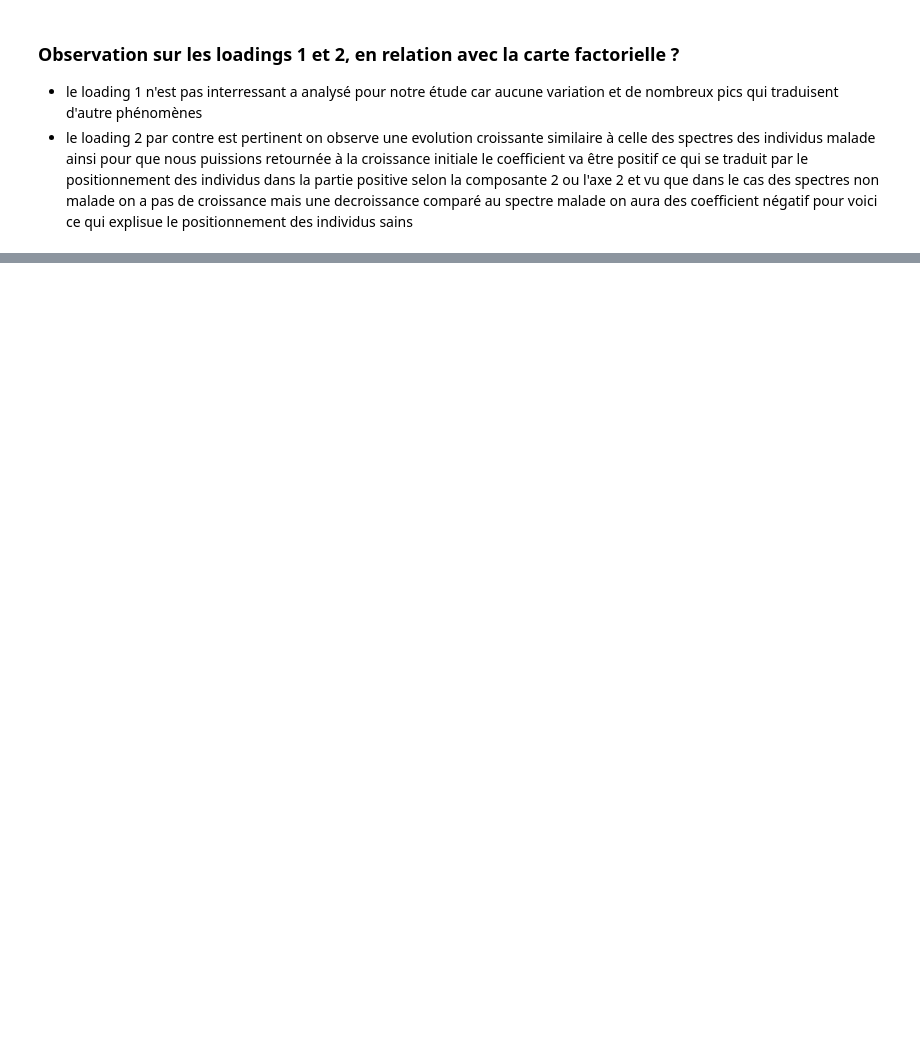
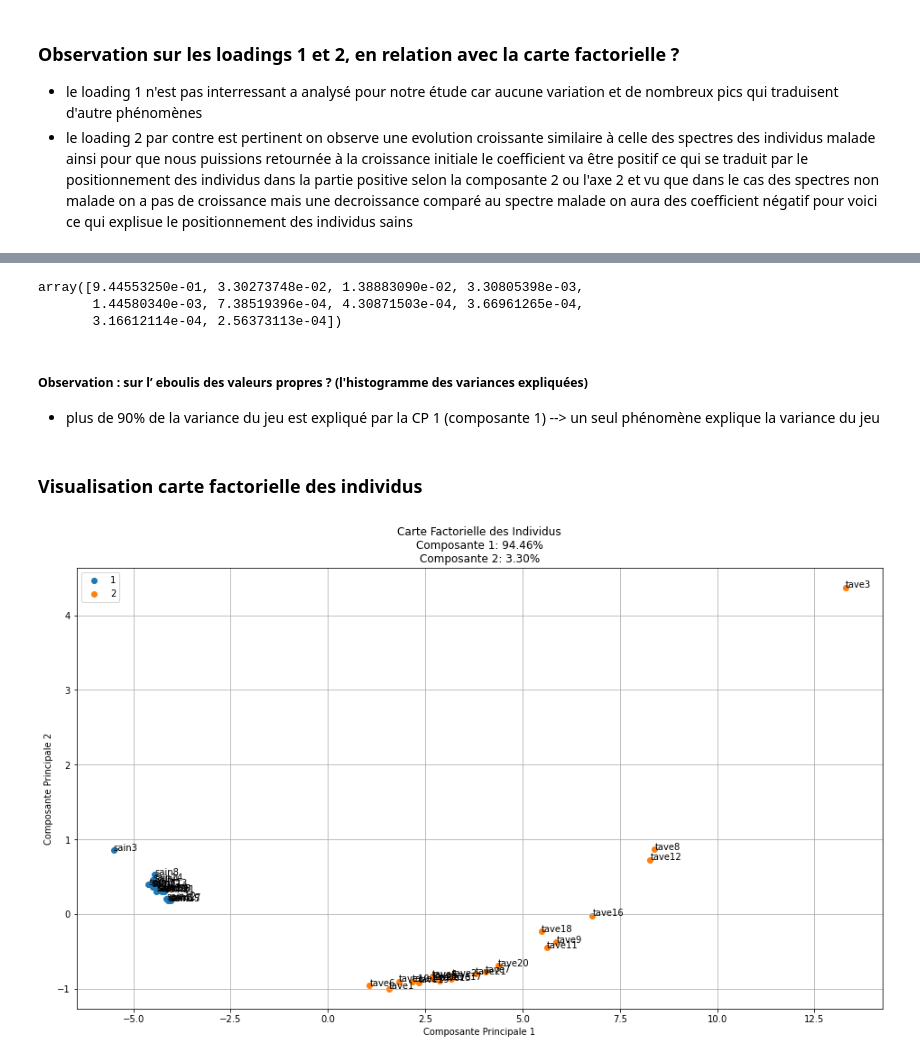
Before and after one commit to BigDwelcome/Chemoocs, a Jupyter notebook: Grain 4 & 5/projet tavelure(activité bonus).ipynb, the cells around one changed output, grey strips where cells are left out. Drawn from its saved outputs; the diff is of its cells as text; code cells hidden in the pictures; blank space fills up the shorter version.

```diff
--- a/Grain 4 & 5/projet tavelure(activité bonus).ipynb
+++ b/Grain 4 & 5/projet tavelure(activité bonus).ipynb
@@ -255,0 +352,15 @@ plt.grid(True)
+# %%
+explained_variance
+# %% [output]
+array([9.44553250e-01, 3.30273748e-02, 1.38883090e-02, 3.30805398e-03,
+       1.44580340e-03, 7.38519396e-04, 4.30871503e-04, 3.66961265e-04,
+       3.16612114e-04, 2.56373113e-04])
+# %% [markdown]
+##### Observation :   sur l’ eboulis des valeurs propres ? (l'histogramme des variances expliquées)
+- plus de 90% de la variance du jeu est expliqué par la CP 1 (composante 1) --> un seul phénomène explique la variance du jeu
+# %% [markdown]
+### Visualisation carte factorielle des individus
+# %%
+plot_acp_individuals(score=score, plan_indices=(0,1) , class_labels= labels , individual_names=noms_des_individus , explained_variance = explained_variance )
+# %% [output]
+[figure, added]
```
Also changed, not shown: parts of 16 cells of this notebook.
